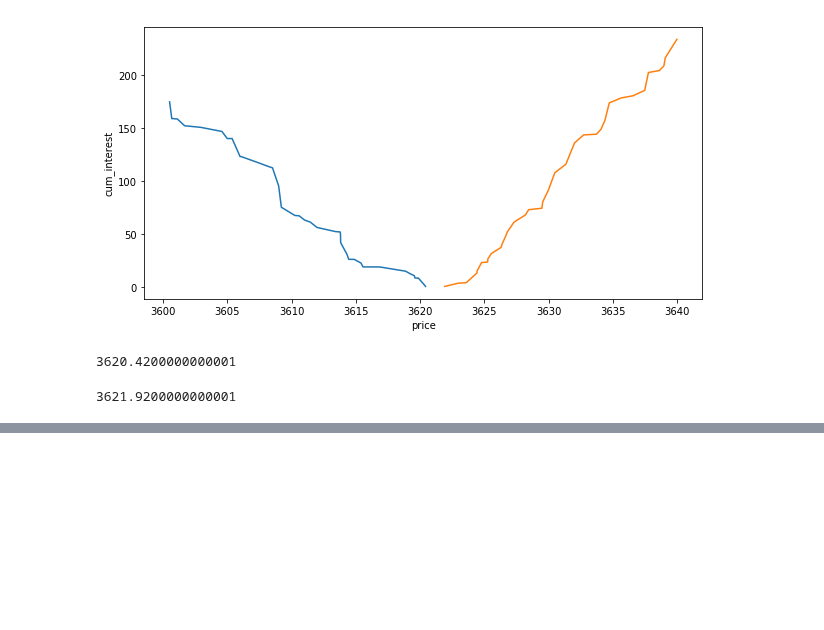
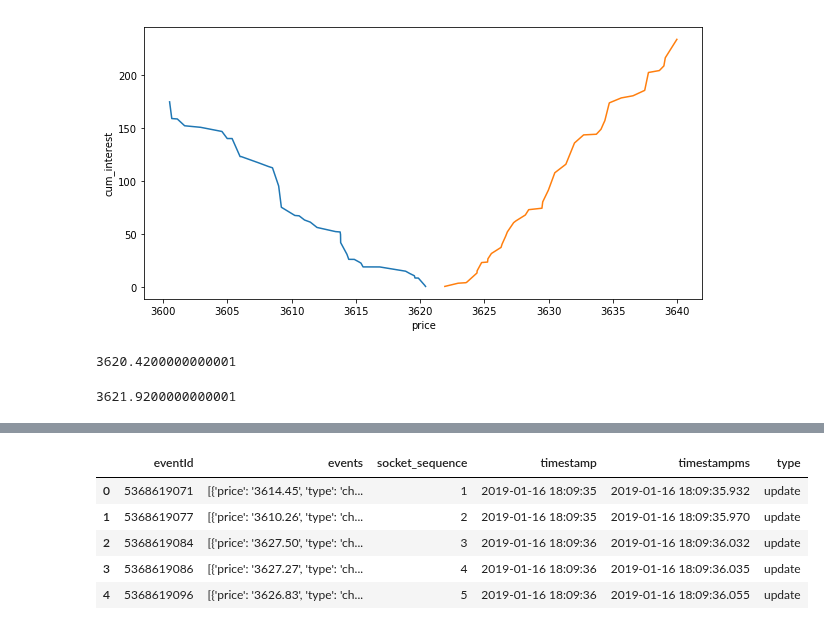
Before and after one commit to gautsi/gen-purpose-repo, a Jupyter notebook: gemini/FormatGeminiData.ipynb, the cells around one changed output, grey strips where cells are left out. Saved outputs shown, nothing was run; the diff lists cells and outputs as text; code cells hidden in the pictures; blank space fills up the shorter version.

```diff
--- a/gemini/FormatGeminiData.ipynb
+++ b/gemini/FormatGeminiData.ipynb
@@ -124,0 +131,3 @@ first_message_df[first_message_df.side == "ask"].price.astype("float").min()
+# %%
+%%time
+update_str = ", ".join(gemini_list[1:])
@@ -124,0 +137,3 @@ first_message_df[first_message_df.side == "ask"].price.astype("float").min()
+# %%
+%%time
+all_updates_df = pd.read_json("[{}]".format(update_str))
@@ -124,0 +143,9 @@ first_message_df[first_message_df.side == "ask"].price.astype("float").min()
+# %%
+all_updates_df.head()
+# %% [output]
+|  | eventId | events | socket_sequence | timestamp | timestampms | type |
+| 0 | 5368619071 | [{'price': '3614.45', 'type': 'ch... | 1 | 2019-01-16 18:09:35 | 2019-01-16 18:09:35.932 | update |
+| 1 | 5368619077 | [{'price': '3610.26', 'type': 'ch... | 2 | 2019-01-16 18:09:35 | 2019-01-16 18:09:35.970 | update |
+| 2 | 5368619084 | [{'price': '3627.50', 'type': 'ch... | 3 | 2019-01-16 18:09:36 | 2019-01-16 18:09:36.032 | update |
+| 3 | 5368619086 | [{'price': '3627.27', 'type': 'ch... | 4 | 2019-01-16 18:09:36 | 2019-01-16 18:09:36.035 | update |
+| 4 | 5368619096 | [{'price': '3626.83', 'type': 'ch... | 5 | 2019-01-16 18:09:36 | 2019-01-16 18:09:36.055 | update |
```
Also changed, not shown: parts of 33 cells of this notebook, 4 other files.
